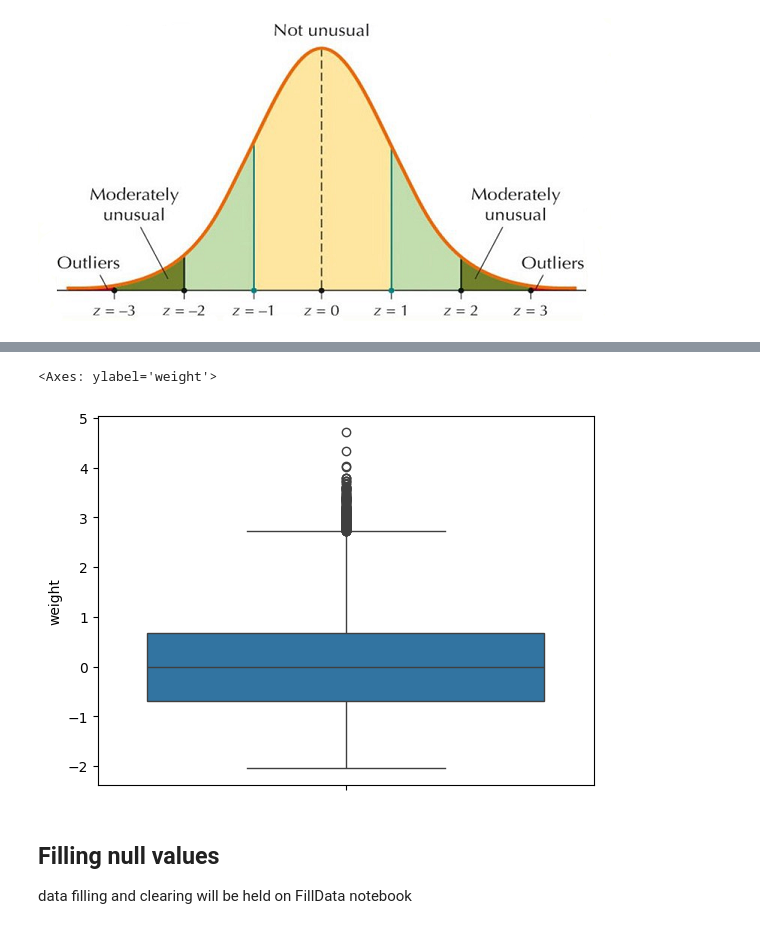
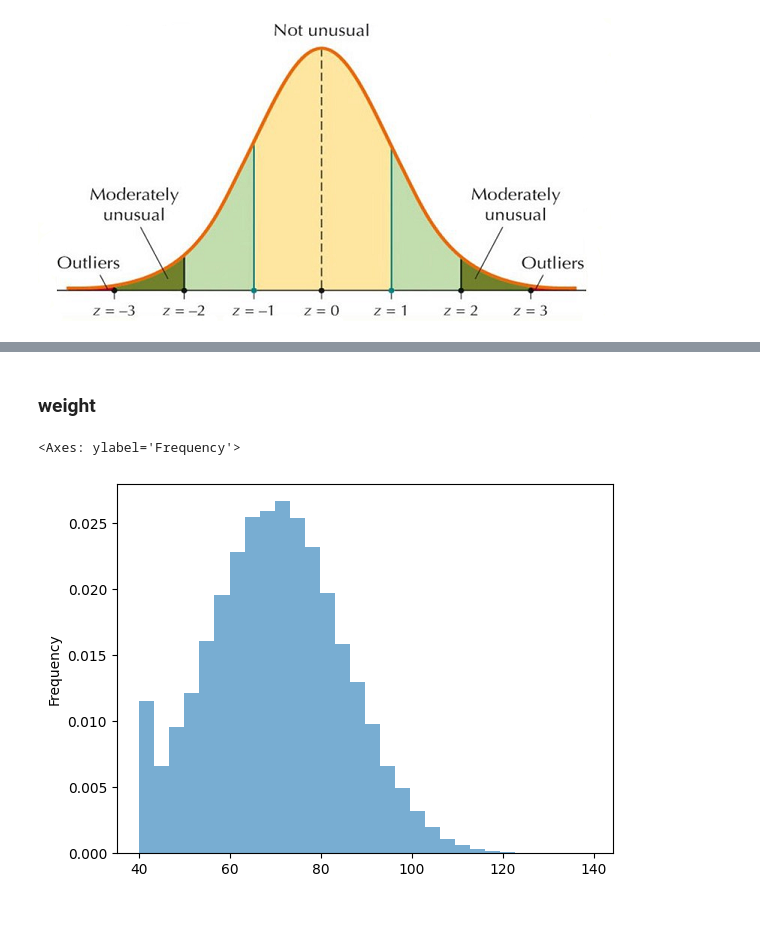
Before and after one commit to OmerTurk1/General-Health-Data-Analysis-and-Management, a Jupyter notebook: health_lifestyle_classification.ipynb, the cells around one changed output, grey strips where cells are left out. Drawn from its saved outputs; the diff is of its cells as text; code cells hidden in the pictures.

Commit message:
Outlier Handling and Data Imputation is completed

```diff
--- a/health_lifestyle_classification.ipynb
+++ b/health_lifestyle_classification.ipynb
@@ -461,10 +479,10 @@ y_test.to_csv("y_test.csv")
 # %% [markdown]
 download data
 # %%
-X_train = pd.read_csv("/content/drive/MyDrive/Dokümantasyon/7. Hafta/Main Project: Health Analysis/X_train.csv")
-X_test = pd.read_csv("/content/drive/MyDrive/Dokümantasyon/7. Hafta/Main Project: Health Analysis/X_test.csv")
-y_train = pd.read_csv("/content/drive/MyDrive/Dokümantasyon/7. Hafta/Main Project: Health Analysis/y_train.csv")
-y_test = pd.read_csv("/content/drive/MyDrive/Dokümantasyon/7. Hafta/Main Project: Health Analysis/y_test.csv")
+X_train = pd.read_csv("/content/drive/MyDrive/Dokümantasyon/7. Hafta/Main Project: Health Analysis/X_train.csv", index_col=0)
+X_test = pd.read_csv("/content/drive/MyDrive/Dokümantasyon/7. Hafta/Main Project: Health Analysis/X_test.csv", index_col=0)
+y_train = pd.read_csv("/content/drive/MyDrive/Dokümantasyon/7. Hafta/Main Project: Health Analysis/y_train.csv", index_col=0)
+y_test = pd.read_csv("/content/drive/MyDrive/Dokümantasyon/7. Hafta/Main Project: Health Analysis/y_test.csv", index_col=0)
 # %% [markdown]
 https://www.geeksforgeeks.org/data-analysis/what-is-outlier-detection/
 # %% [markdown]
@@ -480,8 +491,0 @@ Z.plot(kind="hist", density=True, bins=30, alpha=0.6)
-# %%
-sns.boxplot(data=Z)
-# %% [output]
-<Axes: ylabel='weight'>
-[figure, removed]
-# %% [markdown]
-## Filling null values
-data filling and clearing will be held on FillData notebook
@@ -489,0 +492,7 @@ data filling and clearing will be held on FillData notebook
+# %% [markdown]
+### weight
+# %%
+X_train["weight"].plot(kind="hist", density=True, bins=30, alpha=0.6)
+# %% [output]
+<Axes: ylabel='Frequency'>
+[figure, added]
```
Also changed, not shown: parts of 87 cells of this notebook.
